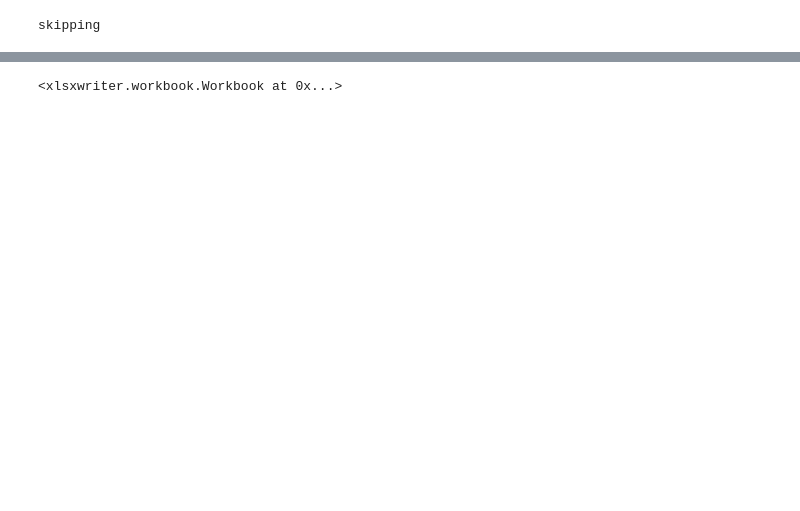
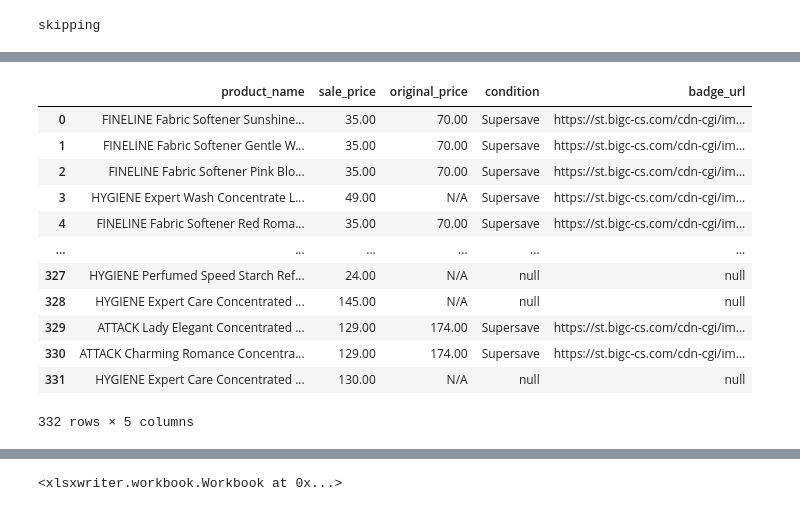
Before and after one commit to chaunijs/onlineshoppingprice, a Jupyter notebook: big_C_cloudflare.ipynb, the cells around one changed output, grey strips where cells are left out. Cells and saved outputs as stored; diff of their text form; code cells hidden in the pictures; blank space fills up the shorter version.

Commit message:
Add 1. column "condition" example "Buy 1 Get 1", "Supersave" 2. add OCR step after execution 3. combine list

```diff
--- a/big_C_cloudflare.ipynb
+++ b/big_C_cloudflare.ipynb
@@ -229,0 +505,16 @@ async def get_scrape_bigc_multi_pages_polars(base_url):
+# %%
+final_df.to_pandas()
+# %% [output]
+|  | product_name | sale_price | original_price | condition | badge_url |
+| 0 | FINELINE Fabric Softener Sunshine... | 35.00 | 70.00 | Supersave | https://st.bigc-cs.com/cdn-cgi/im... |
+| 1 | FINELINE Fabric Softener Gentle W... | 35.00 | 70.00 | Supersave | https://st.bigc-cs.com/cdn-cgi/im... |
+| 2 | FINELINE Fabric Softener Pink Blo... | 35.00 | 70.00 | Supersave | https://st.bigc-cs.com/cdn-cgi/im... |
+| 3 | HYGIENE Expert Wash Concentrate L... | 49.00 | N/A | Supersave | https://st.bigc-cs.com/cdn-cgi/im... |
+| 4 | FINELINE Fabric Softener Red Roma... | 35.00 | 70.00 | Supersave | https://st.bigc-cs.com/cdn-cgi/im... |
+| ... | ... | ... | ... | ... | ... |
+| 327 | HYGIENE Perfumed Speed Starch Ref... | 24.00 | N/A | null | null |
+| 328 | HYGIENE Expert Care Concentrated ... | 145.00 | N/A | null | null |
+| 329 | ATTACK Lady Elegant Concentrated ... | 129.00 | 174.00 | Supersave | https://st.bigc-cs.com/cdn-cgi/im... |
+| 330 | ATTACK Charming Romance Concentra... | 129.00 | 174.00 | Supersave | https://st.bigc-cs.com/cdn-cgi/im... |
+| 331 | HYGIENE Expert Care Concentrated ... | 130.00 | N/A | null | null |
+332 rows × 5 columns
```
Also changed, not shown: parts of 15 cells of this notebook.
